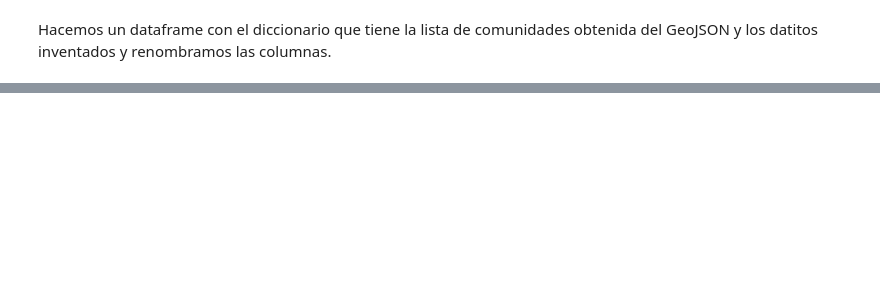
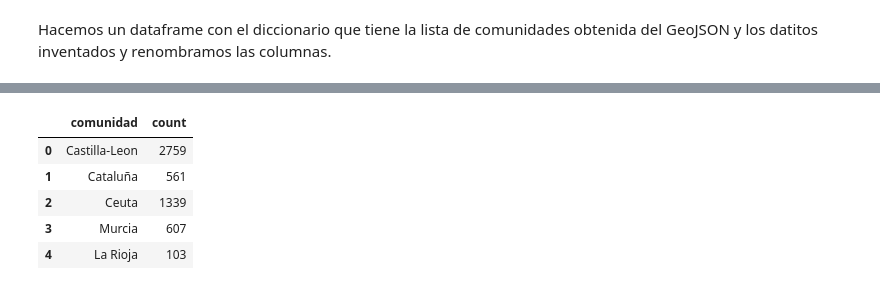
Before and after one commit to Ironhack-Data-Madrid-Mayo-2021/Classroom-Materials, a Jupyter notebook: week_04/03-GeoViz_coropletico.ipynb, the cells around one changed output, grey strips where cells are left out. Saved outputs shown, nothing was run; the diff lists cells and outputs as text; code cells hidden in the pictures; blank space fills up the shorter version.

```diff
--- a/week_04/03-GeoViz_coropletico.ipynb
+++ b/week_04/03-GeoViz_coropletico.ipynb
@@ -35,0 +123,9 @@ Hacemos un dataframe con el diccionario que tiene la lista de comunidades obteni
+# %%
+df.head()
+# %% [output]
+|  | comunidad | count |
+| 0 | Castilla-Leon | 2759 |
+| 1 | Cataluña | 561 |
+| 2 | Ceuta | 1339 |
+| 3 | Murcia | 607 |
+| 4 | La Rioja | 103 |
```
Also changed, not shown: parts of 18 cells of this notebook, 1 other file.
